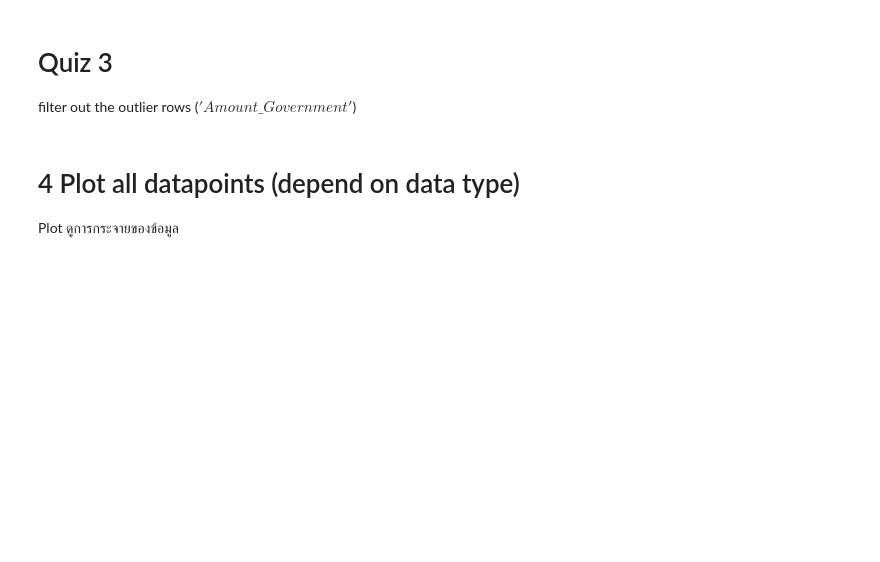
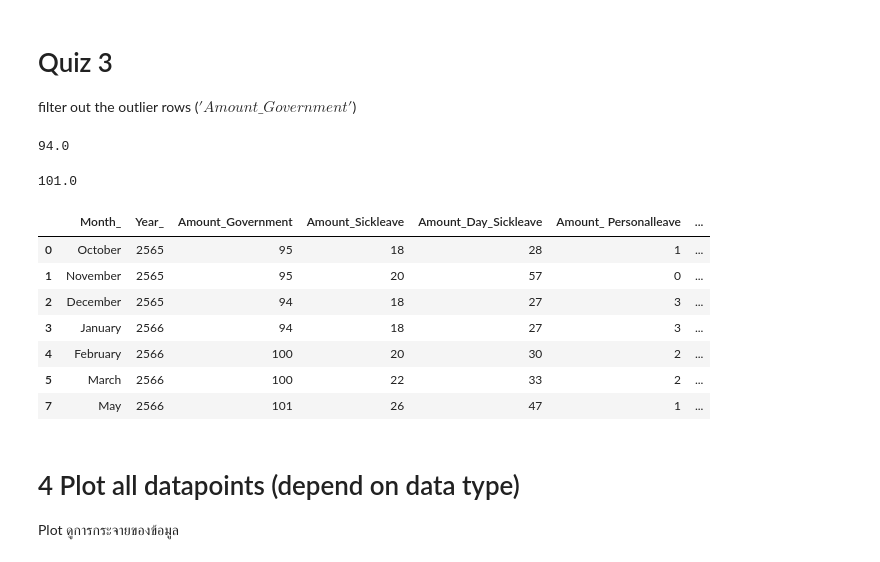
Before and after one commit to tohnperfect/DPDM2023, a Jupyter notebook: Data102(Chapter2).ipynb, the cells around one changed output. Cells and saved outputs as stored; diff of their text form; code cells hidden in the pictures; blank space fills up the shorter version.

```diff
--- a/Data102(Chapter2).ipynb
+++ b/Data102(Chapter2).ipynb
@@ -318,6 +318,26 @@ table_from_drive[table_from_drive['Amount_Sickleave']==20]
 # Quiz 3
 
 filter out the outlier rows ($'Amount\_Government'$)
+# %%
+boxplot_output['whiskers'][0].get_ydata().min()
+# %% [output]
+94.0
+# %%
+boxplot_output['whiskers'][1].get_ydata().max()
+# %% [output]
+101.0
+# %%
+table_from_drive[(table_from_drive['Amount_Government']<=boxplot_output['whiskers'][1].get_ydata().max()) &
+                 (table_from_drive['Amount_Government']>=boxplot_output['whiskers'][0].get_ydata().min())]
+# %% [output]
+|  | Month_ | Year_ | Amount_Government | Amount_Sickleave | Amount_Day_Sickleave | Amount_ Personalleave | ... |
+| 0 | October | 2565 | 95 | 18 | 28 | 1 | ... |
+| 1 | November | 2565 | 95 | 20 | 57 | 0 | ... |
+| 2 | December | 2565 | 94 | 18 | 27 | 3 | ... |
+| 3 | January | 2566 | 94 | 18 | 27 | 3 | ... |
+| 4 | February | 2566 | 100 | 20 | 30 | 2 | ... |
+| 5 | March | 2566 | 100 | 22 | 33 | 2 | ... |
+| 7 | May | 2566 | 101 | 26 | 47 | 1 | ... |
 # %% [markdown]
 # 4 Plot all datapoints (depend on data type)
 Plot ดูการกระจายของข้อมูล
```
